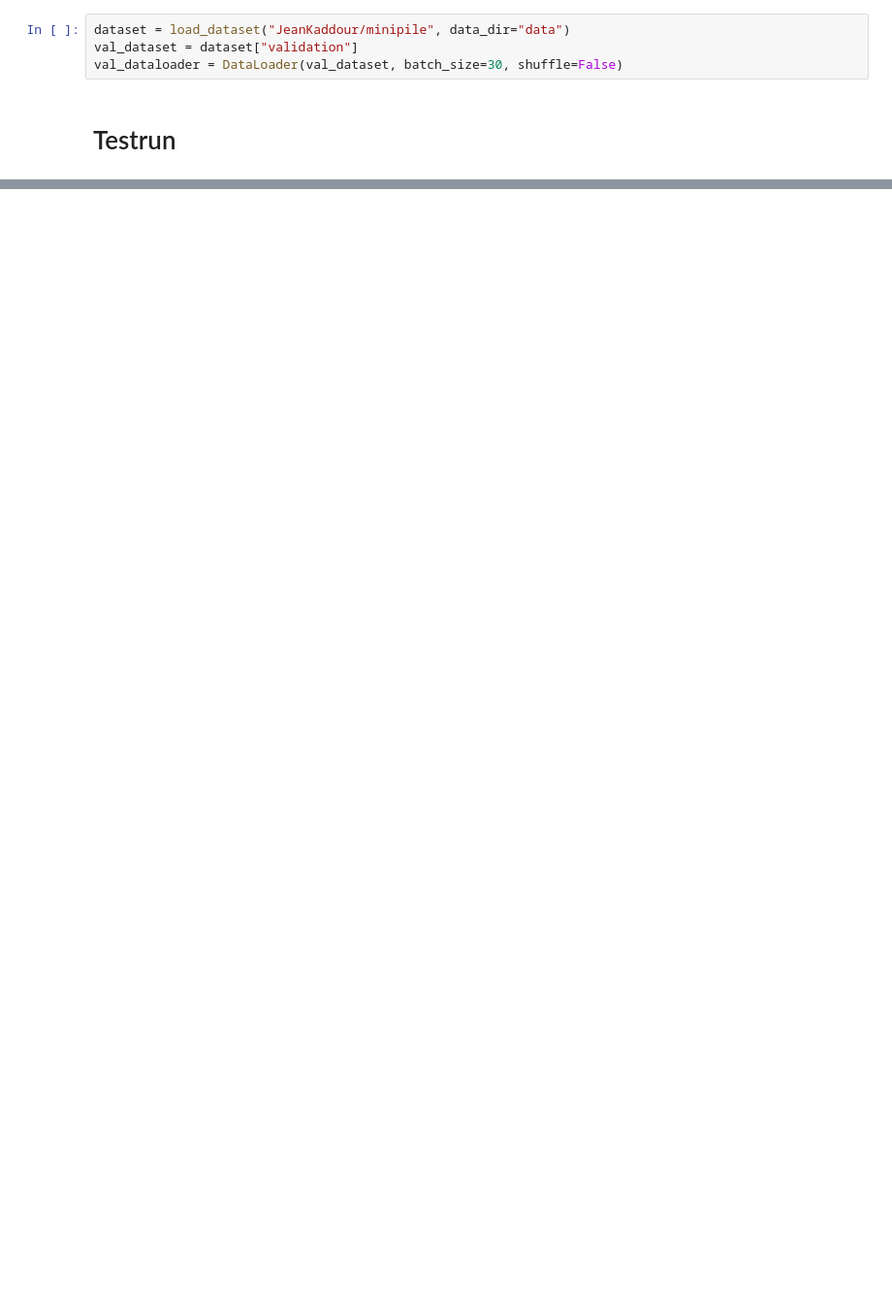
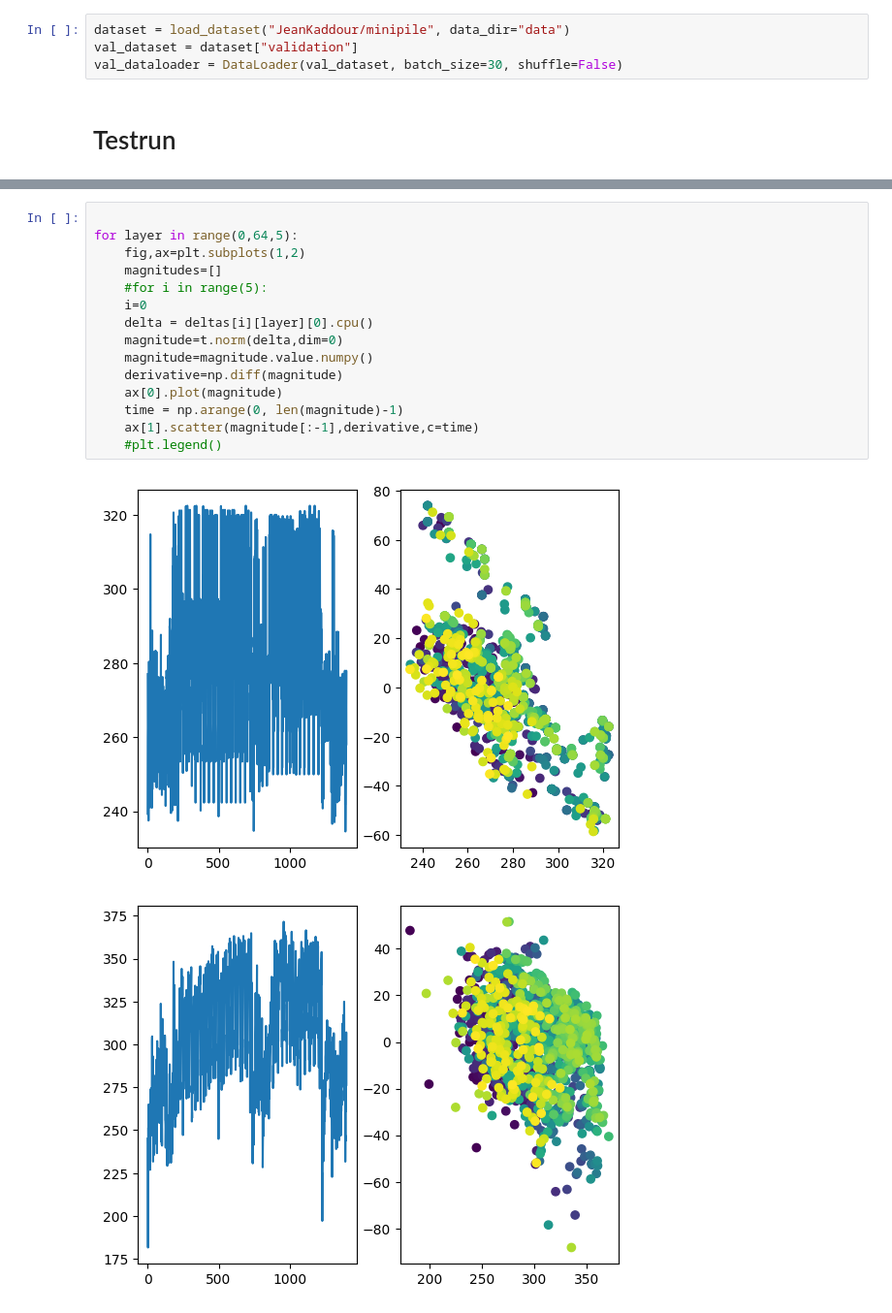
Before and after one commit to EleutherAI/rnngineering, a Jupyter notebook: delta_statistics.ipynb, the cells around one changed output, grey strips where cells are left out. Shown at 97% size. Cells and saved outputs as stored; diff of their text form; blank space fills up the shorter version.

```diff
--- a/delta_statistics.ipynb
+++ b/delta_statistics.ipynb
@@ -136,0 +113,18 @@ tokenizer.decode(input_ids[0,:10])
+# %%
+
+for layer in range(0,64,5):
+    fig,ax=plt.subplots(1,2)
+    magnitudes=[]
+    #for i in range(5):
+    i=0
+    delta = deltas[i][layer][0].cpu()
+    magnitude=t.norm(delta,dim=0)
+    magnitude=magnitude.value.numpy()
+    derivative=np.diff(magnitude)
+    ax[0].plot(magnitude)
+    time = np.arange(0, len(magnitude)-1)
+    ax[1].scatter(magnitude[:-1],derivative,c=time)
+    #plt.legend()
+# %% [output]
+[figure, added]
+[figure, added]
```
Also changed, not shown: parts of 19 cells of this notebook.
